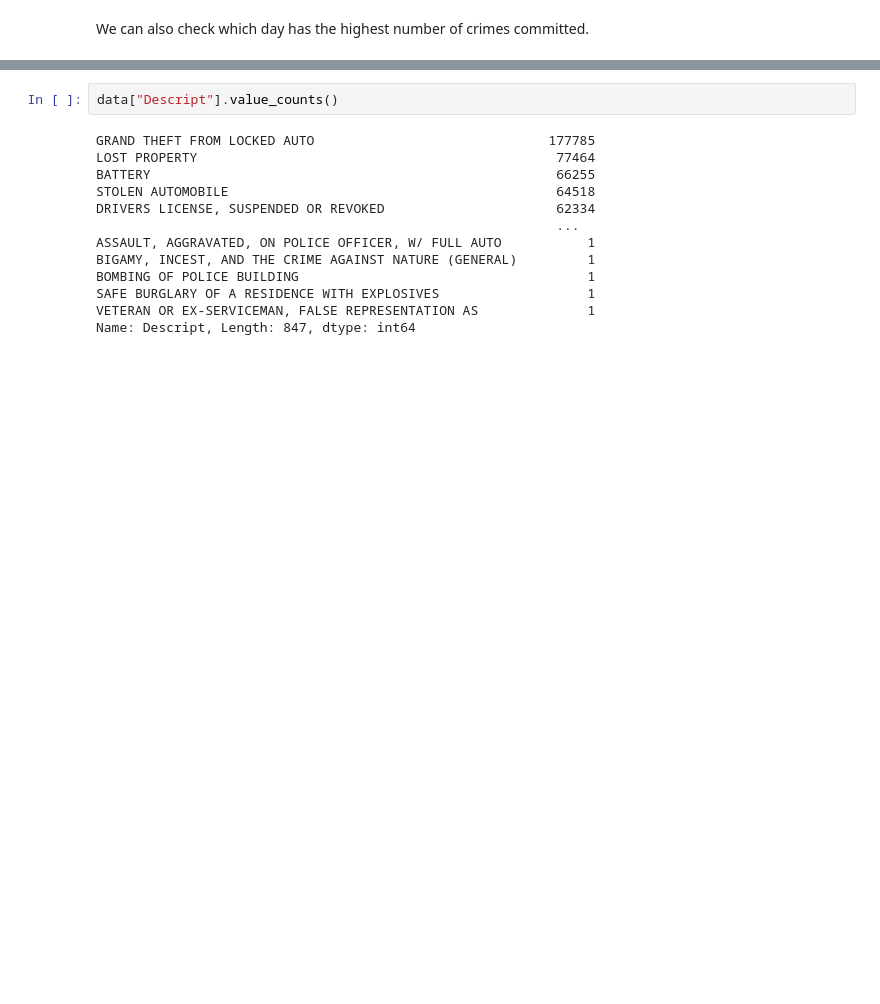
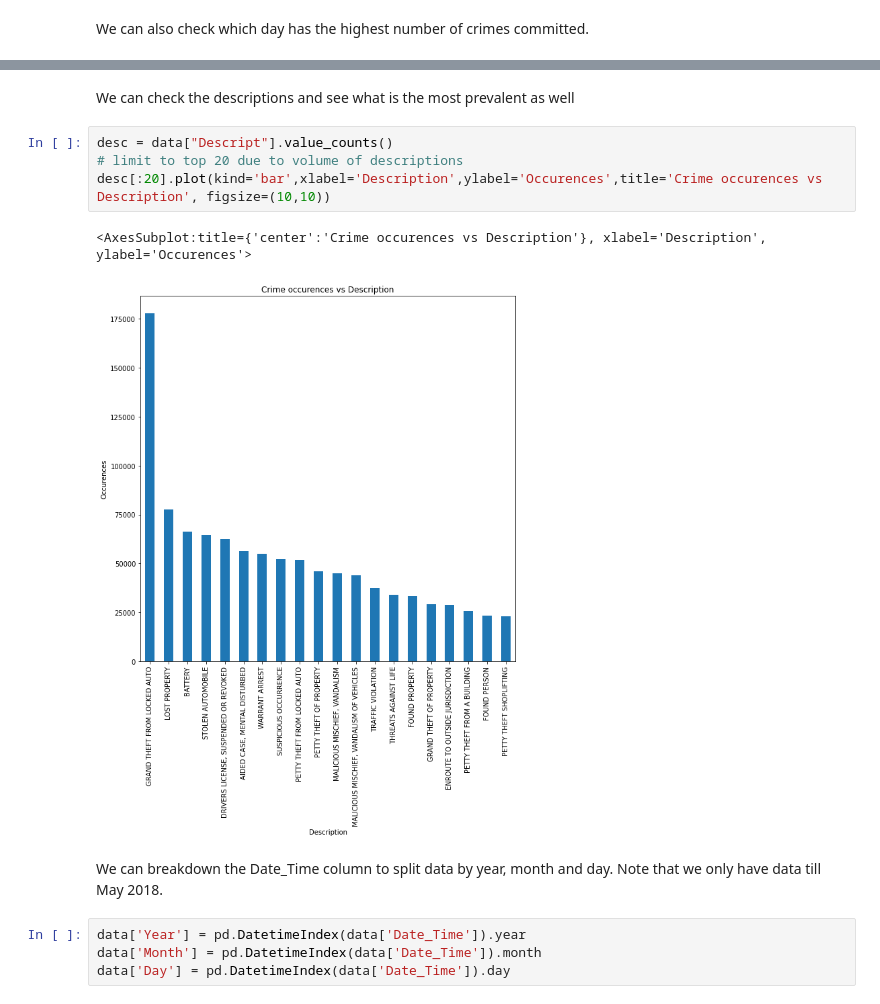
Before and after one commit to rmavlingcar/exploring-sfpd-incident-reports, a Jupyter notebook: Exploring SFPD Police Incident Report Data..ipynb, the cells around one changed output, grey strips where cells are left out. Saved outputs shown, nothing was run; the diff lists cells and outputs as text; blank space fills up the shorter version.

```diff
--- a/Exploring SFPD Police Incident Report Data..ipynb
+++ b/Exploring SFPD Police Incident Report Data..ipynb
@@ -191,15 +191,15 @@ crime_days.plot(kind='bar',xlabel='Day',ylabel='Occurences',title='Crime occuren
-# %%
-data["Descript"].value_counts()
-# %% [output]
-GRAND THEFT FROM LOCKED AUTO                              177785
-LOST PROPERTY                                              77464
-BATTERY                                                    66255
-STOLEN AUTOMOBILE                                          64518
-DRIVERS LICENSE, SUSPENDED OR REVOKED                      62334
-                                                           ...
-ASSAULT, AGGRAVATED, ON POLICE OFFICER, W/ FULL AUTO           1
-BIGAMY, INCEST, AND THE CRIME AGAINST NATURE (GENERAL)         1
-BOMBING OF POLICE BUILDING                                     1
-SAFE BURGLARY OF A RESIDENCE WITH EXPLOSIVES                   1
-VETERAN OR EX-SERVICEMAN, FALSE REPRESENTATION AS              1
-Name: Descript, Length: 847, dtype: int64
+# %% [markdown]
+We can check the descriptions and see what is the most prevalent as well
+# %%
+desc = data["Descript"].value_counts()
+# limit to top 20 due to volume of descriptions
+desc[:20].plot(kind='bar',xlabel='Description',ylabel='Occurences',title='Crime occurences vs Description', figsize=(10,10))
+# %% [output]
+<AxesSubplot:title={'center':'Crime occurences vs Description'}, xlabel='Description', ylabel='Occurences'>
+[figure, added]
+# %% [markdown]
+We can breakdown the Date_Time column to split data by year, month and day. Note that we only have data till May 2018.
+# %%
+data['Year'] = pd.DatetimeIndex(data['Date_Time']).year
+data['Month'] = pd.DatetimeIndex(data['Date_Time']).month
+data['Day'] = pd.DatetimeIndex(data['Date_Time']).day
```
Also changed, not shown: parts of 5 cells of this notebook.
